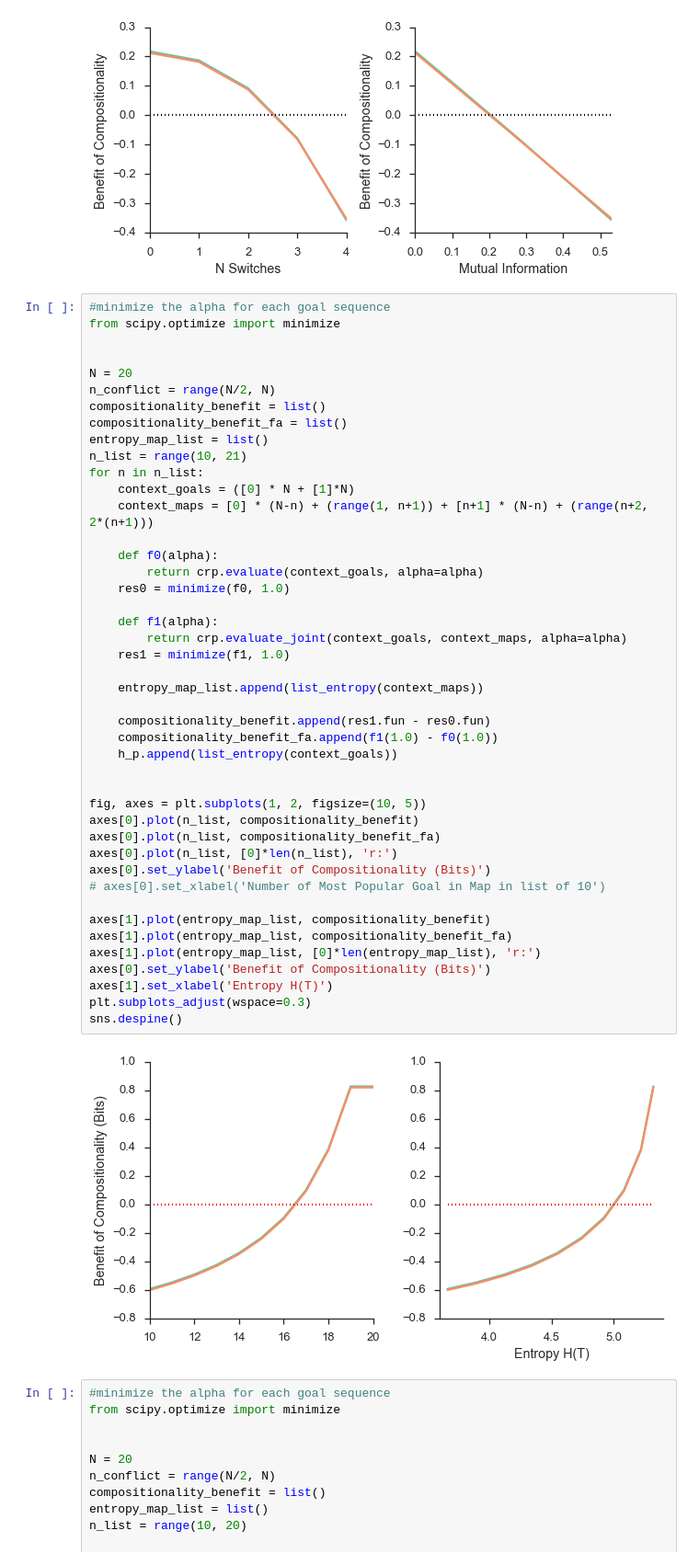
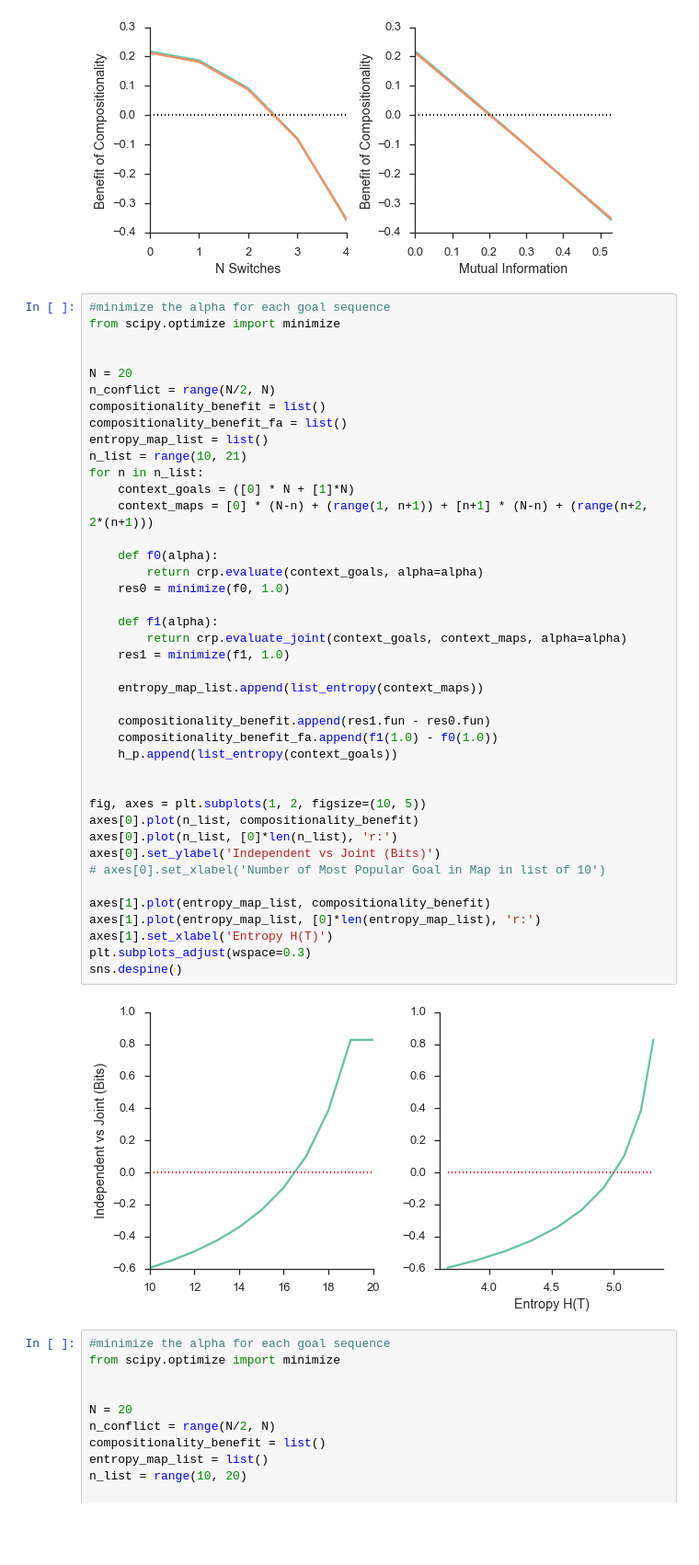
Before and after one commit to nicktfranklin/IndependentClusters, a Jupyter notebook: NormativeAnalysis.ipynb, the cells around one changed output. Shown: that part at 92% size. Drawn from its saved outputs; the diff is of its cells as text; blank space fills up the shorter version.

```diff
--- a/NormativeAnalysis.ipynb
+++ b/NormativeAnalysis.ipynb
@@ -404,38 +400,35 @@ n_list = range(10, 21)
 for n in n_list:
     context_goals = ([0] * N + [1]*N)
     context_maps = [0] * (N-n) + (range(1, n+1)) + [n+1] * (N-n) + (range(n+2, 2*(n+1)))
 
     def f0(alpha):
         return crp.evaluate(context_goals, alpha=alpha)
     res0 = minimize(f0, 1.0)
 
     def f1(alpha):
         return crp.evaluate_joint(context_goals, context_maps, alpha=alpha)
     res1 = minimize(f1, 1.0)
 
     entropy_map_list.append(list_entropy(context_maps))
 
     compositionality_benefit.append(res1.fun - res0.fun)
     compositionality_benefit_fa.append(f1(1.0) - f0(1.0))
     h_p.append(list_entropy(context_goals))
 
 
 fig, axes = plt.subplots(1, 2, figsize=(10, 5))
 axes[0].plot(n_list, compositionality_benefit)
-axes[0].plot(n_list, compositionality_benefit_fa)
 axes[0].plot(n_list, [0]*len(n_list), 'r:')
-axes[0].set_ylabel('Benefit of Compositionality (Bits)')
+axes[0].set_ylabel('Independent vs Joint (Bits)')
 # axes[0].set_xlabel('Number of Most Popular Goal in Map in list of 10')
 
 axes[1].plot(entropy_map_list, compositionality_benefit)
-axes[1].plot(entropy_map_list, compositionality_benefit_fa)
 axes[1].plot(entropy_map_list, [0]*len(entropy_map_list), 'r:')
-axes[0].set_ylabel('Benefit of Compositionality (Bits)')
 axes[1].set_xlabel('Entropy H(T)')
 plt.subplots_adjust(wspace=0.3)
 sns.despine()
 # %% [output]
-[figure, old version]
+[figure, new version]
 # %%
 #minimize the alpha for each goal sequence
 from scipy.optimize import minimize
```
Also changed, not shown: parts of 4 cells of this notebook.
